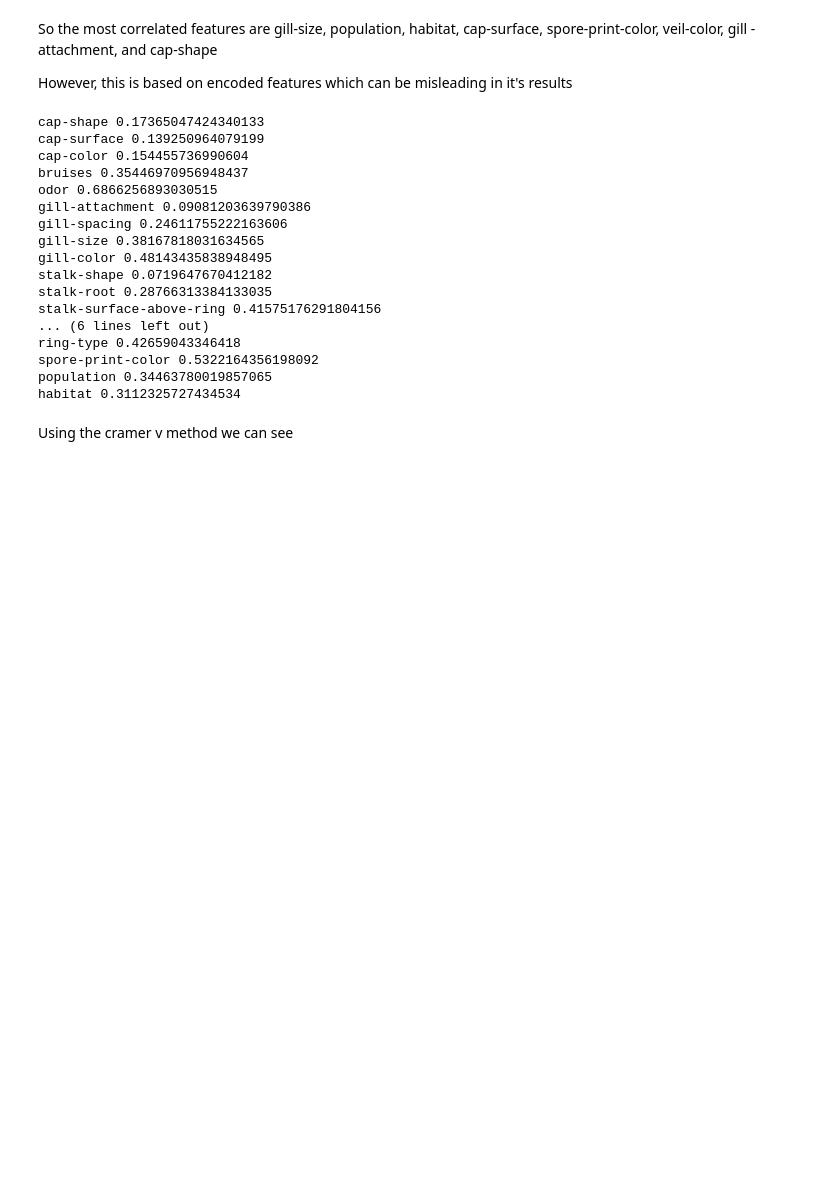
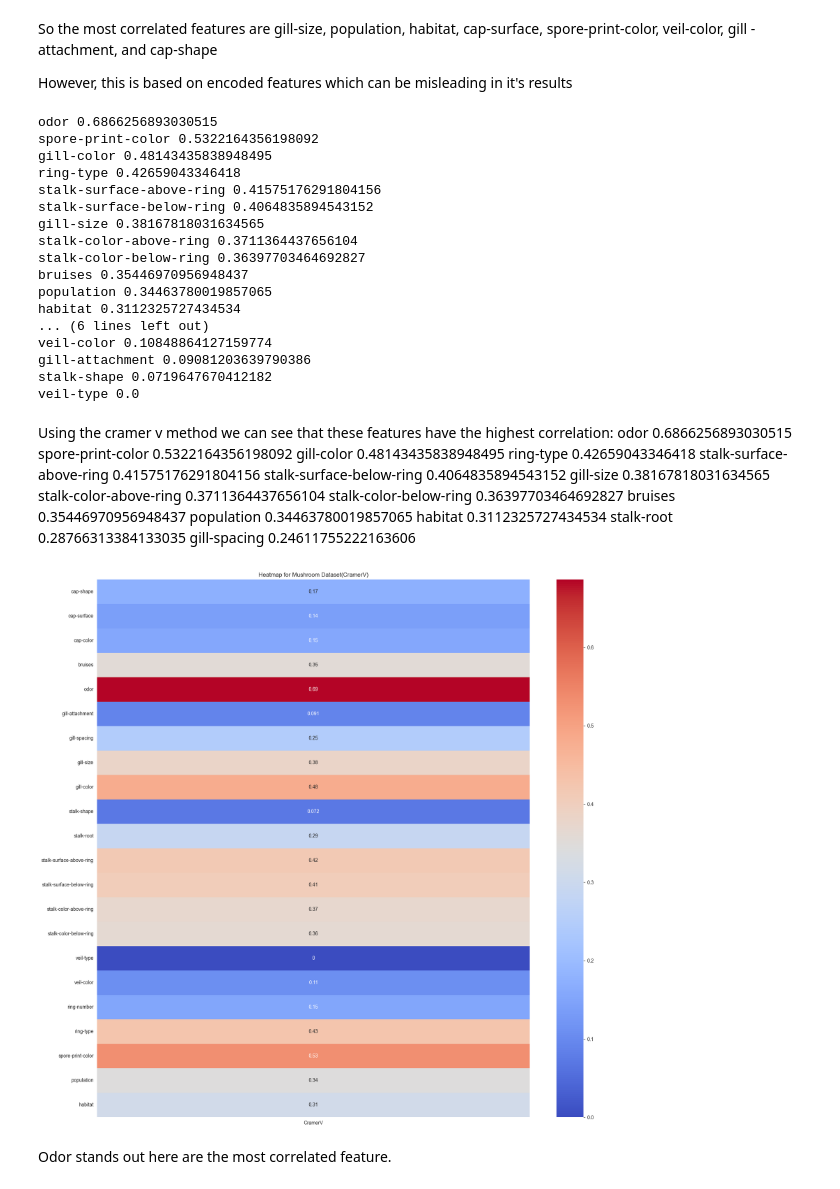
Before and after one commit to GeorgeBonilla-1/MachineLearningAssignments, a Jupyter notebook: notebooks/HW3.ipynb, the cells around one changed output. Cells and saved outputs as stored; diff of their text form; code cells hidden in the pictures; blank space fills up the shorter version.

Commit message:
Added heatmap visualization

```diff
--- a/notebooks/HW3.ipynb
+++ b/notebooks/HW3.ipynb
@@ -227,26 +225,64 @@ def cramers_v(x,y):
     n = confusion_matrix.sum().sum()
     return np.sqrt(chi2/ (n * min(confusion_matrix.shape)-1))
 
+cramer_scores = {}
+
 for col in mushroom_df.columns:
     if col != 'class':
-        print(col, cramers_v(mushroom_df[col],mushroom_df['class']))
+        cramer_scores[col] = cramers_v(mushroom_df[col], mushroom_df['class'])
+
+# Sort by highest association with the target
+sorted_scores = sorted(cramer_scores.items(), key=lambda x: x[1], reverse=True)
+
+for feature, score in sorted_scores:
+    print(feature, score)
 # %% [output]
-cap-shape 0.17365047424340133
-cap-surface 0.139250964079199
-cap-color 0.154455736990604
+odor 0.6866256893030515
+spore-print-color 0.5322164356198092
+gill-color 0.48143435838948495
+ring-type 0.42659043346418
+stalk-surface-above-ring 0.41575176291804156
+stalk-surface-below-ring 0.4064835894543152
+gill-size 0.38167818031634565
+stalk-color-above-ring 0.3711364437656104
+stalk-color-below-ring 0.36397703464692827
 bruises 0.35446970956948437
-odor 0.6866256893030515
-gill-attachment 0.09081203639790386
-gill-spacing 0.24611755222163606
-gill-size 0.38167818031634565
-gill-color 0.48143435838948495
-stalk-shape 0.0719647670412182
-stalk-root 0.28766313384133035
-stalk-surface-above-ring 0.41575176291804156
-... (6 lines left out)
-ring-type 0.42659043346418
-spore-print-color 0.5322164356198092
 population 0.34463780019857065
 habitat 0.3112325727434534
+... (6 lines left out)
+veil-color 0.10848864127159774
+gill-attachment 0.09081203639790386
+stalk-shape 0.0719647670412182
+veil-type 0.0
 # %% [markdown]
-Using the cramer v method we can see
+Using the cramer v method we can see that these features have the highest correlation:
+odor 0.6866256893030515
+spore-print-color 0.5322164356198092
+gill-color 0.48143435838948495
+ring-type 0.42659043346418
+stalk-surface-above-ring 0.41575176291804156
+stalk-surface-below-ring 0.4064835894543152
+gill-size 0.38167818031634565
+stalk-color-above-ring 0.3711364437656104
+stalk-color-below-ring 0.36397703464692827
+bruises 0.35446970956948437
+population 0.34463780019857065
+habitat 0.3112325727434534
+stalk-root 0.28766313384133035
+gill-spacing 0.24611755222163606
+# %%
+# Let's create a heatmap for these new scores for a visual representation
+
+# Convert to dataframe
+temp = pd.DataFrame.from_dict(cramer_scores, orient='index', columns=['CramerV'])
+
+# Create Plot
+plt.figure(figsize = (20,20))
+sns.heatmap(temp, annot=True, cmap='coolwarm')
+plt.title('Heatmap for Mushroom Dataset(CramerV)')
+plt.show()
+# This one will show the most correlated features but not all
+# %% [output]
+[figure, added]
+# %% [markdown]
+Odor stands out here are the most correlated feature.
```
Also changed, not shown: parts of 2 cells of this notebook.
